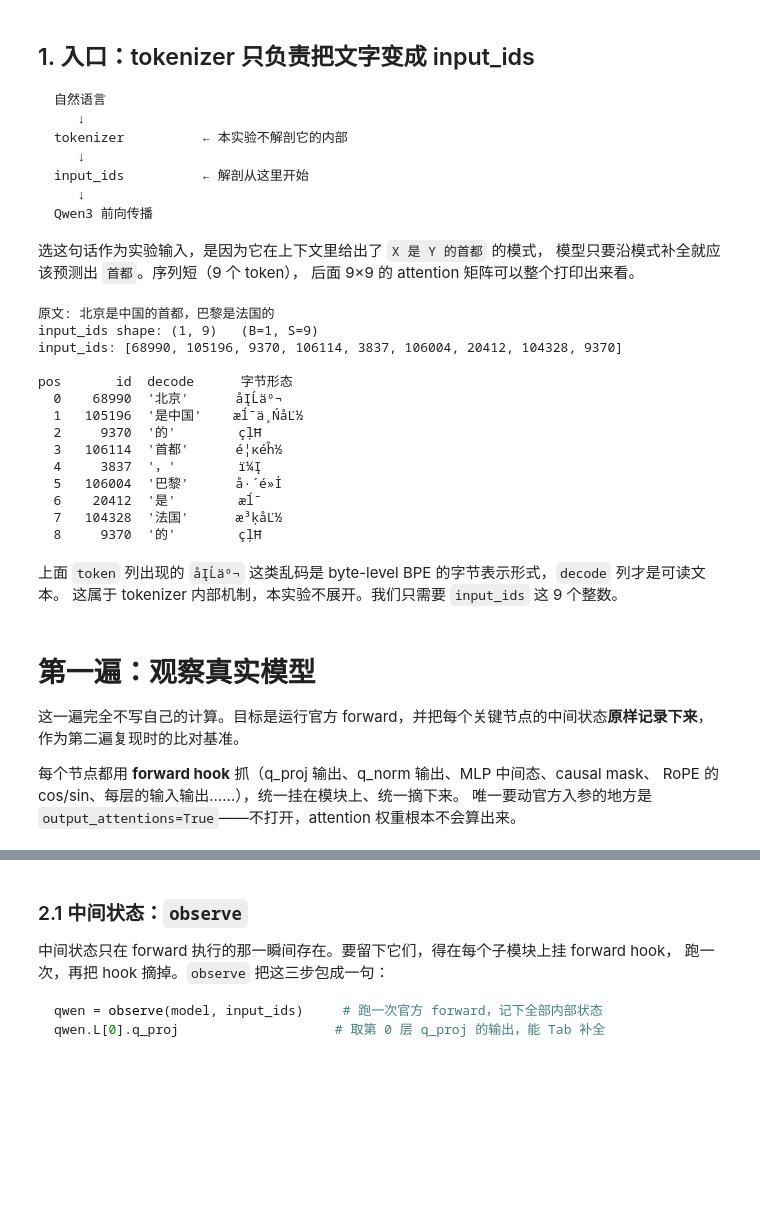
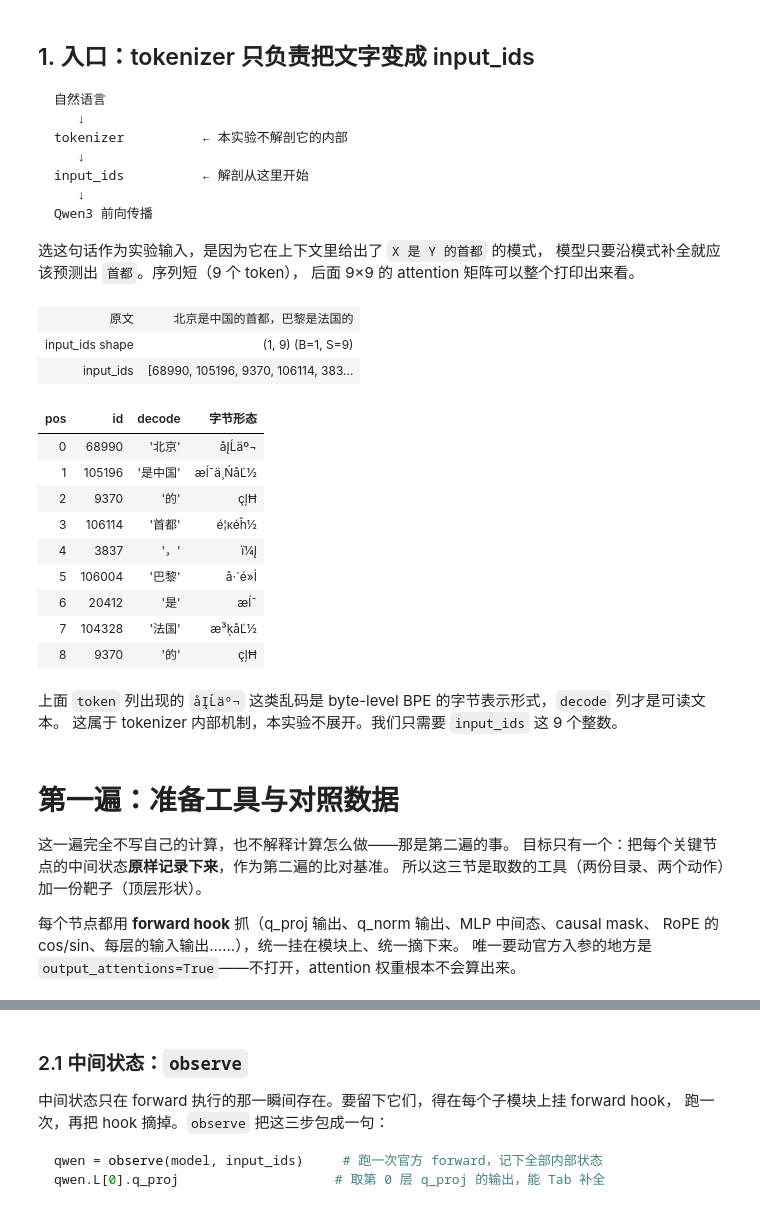
Before and after one commit to metaphyc/qwen3-miniLab, a Jupyter notebook: notebooks/02_dissect_forward_pass.ipynb, the cells around one changed output, grey strips where cells are left out. Saved outputs shown, nothing was run; the diff lists cells and outputs as text; code cells hidden in the pictures; blank space fills up the shorter version.

```diff
--- a/notebooks/02_dissect_forward_pass.ipynb
+++ b/notebooks/02_dissect_forward_pass.ipynb
@@ -287,43 +382,41 @@ Qwen3 前向传播
 # %%
 PROMPT = '北京是中国的首都，巴黎是法国的'
 
 encoded = tokenizer(PROMPT, return_tensors='pt')
 input_ids = encoded.input_ids.to(DEVICE)
 BATCH, SEQ = input_ids.shape
 
-print(f'原文: {PROMPT}')
-print(f'input_ids shape: {tuple(input_ids.shape)}   (B={BATCH}, S={SEQ})')
-print(f'input_ids: {input_ids[0].tolist()}')
-print()
-print(f'{"pos":>3s}  {"id":>7s}  {"decode":<10s}  字节形态')
-for position, token_id in enumerate(input_ids[0].tolist()):
-    token = tokenizer.convert_ids_to_tokens([token_id])[0]
-    # 字节形态放行尾：它是 latin-1 mojibake，里面有一堆宽度依字体而变的字符。
-    print(f'{position:>3d}  {token_id:>7d}  '
-          + _pad(repr(tokenizer.decode([token_id])), 10, '<') + f'  {token}')
+show([('原文', PROMPT),
+      ('input_ids shape', f'{tuple(input_ids.shape)}   (B={BATCH}, S={SEQ})'),
+      ('input_ids', str(input_ids[0].tolist()))])
+
+show([(position, token_id, repr(tokenizer.decode([token_id])),
+       tokenizer.convert_ids_to_tokens([token_id])[0])
+      for position, token_id in enumerate(input_ids[0].tolist())],
+     header=['pos', 'id', 'decode', '字节形态'])
 # %% [output]
-原文: 北京是中国的首都，巴黎是法国的
-input_ids shape: (1, 9)   (B=1, S=9)
-input_ids: [68990, 105196, 9370, 106114, 3837, 106004, 20412, 104328, 9370]
-
-pos       id  decode      字节形态
-  0    68990  '北京'      åĮĹäº¬
-  1   105196  '是中国'    æĺ¯ä¸ŃåĽ½
-  2     9370  '的'        çļĦ
-  3   106114  '首都'      é¦ĸéĥ½
-  4     3837  '，'        ï¼Į
-  5   106004  '巴黎'      å·´é»İ
-  6    20412  '是'        æĺ¯
-  7   104328  '法国'      æ³ķåĽ½
-  8     9370  '的'        çļĦ
+| 原文 | 北京是中国的首都，巴黎是法国的 |
+| input_ids shape | (1, 9) (B=1, S=9) |
+| input_ids | [68990, 105196, 9370, 106114, 383... |
+| pos | id | decode | 字节形态 |
+| 0 | 68990 | '北京' | åĮĹäº¬ |
+| 1 | 105196 | '是中国' | æĺ¯ä¸ŃåĽ½ |
+| 2 | 9370 | '的' | çļĦ |
+| 3 | 106114 | '首都' | é¦ĸéĥ½ |
+| 4 | 3837 | '，' | ï¼Į |
+| 5 | 106004 | '巴黎' | å·´é»İ |
+| 6 | 20412 | '是' | æĺ¯ |
+| 7 | 104328 | '法国' | æ³ķåĽ½ |
+| 8 | 9370 | '的' | çļĦ |
 # %% [markdown]
 上面 `token` 列出现的 `åĮĹäº¬` 这类乱码是 byte-level BPE 的字节表示形式，`decode` 列才是可读文本。
 这属于 tokenizer 内部机制，本实验不展开。我们只需要 `input_ids` 这 9 个整数。
 # %% [markdown]
-# 第一遍：观察真实模型
+# 第一遍：准备工具与对照数据
 
-这一遍完全不写自己的计算。目标是运行官方 forward，并把每个关键节点的中间状态**原样记录下来**，
-作为第二遍复现时的比对基准。
+这一遍完全不写自己的计算，也不解释计算怎么做——那是第二遍的事。
+目标只有一个：把每个关键节点的中间状态**原样记录下来**，作为第二遍的比对基准。
+所以这三节是取数的工具（两份目录、两个动作）加一份靶子（顶层形状）。
 
 每个节点都用 **forward hook** 抓（q_proj 输出、q_norm 输出、MLP 中间态、causal mask、
 RoPE 的 cos/sin、每层的输入输出……），统一挂在模块上、统一摘下来。
```
Also changed, not shown: parts of 59 cells of this notebook.
